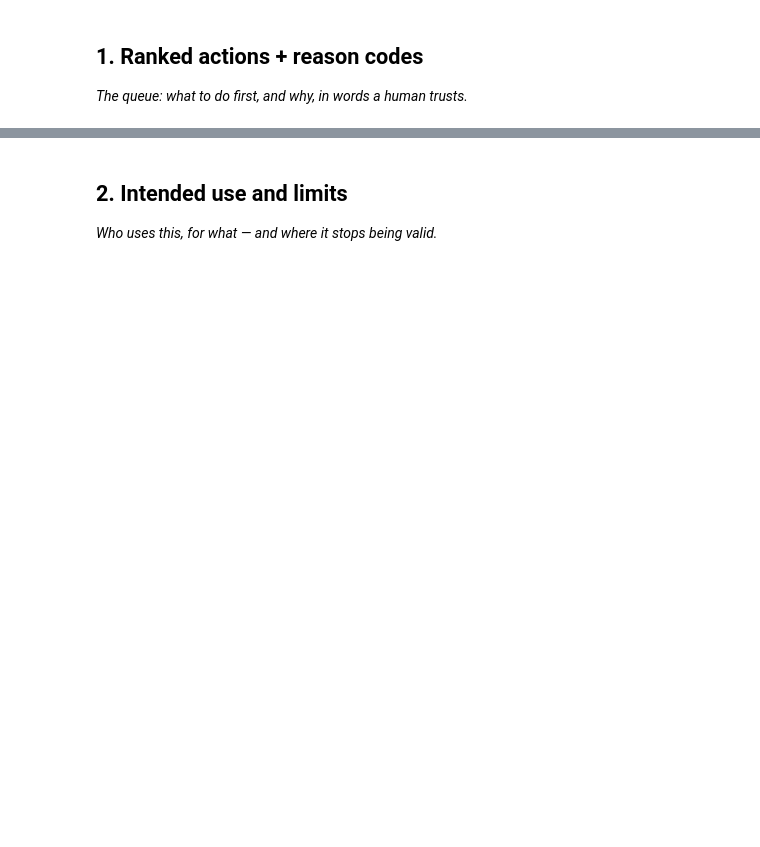
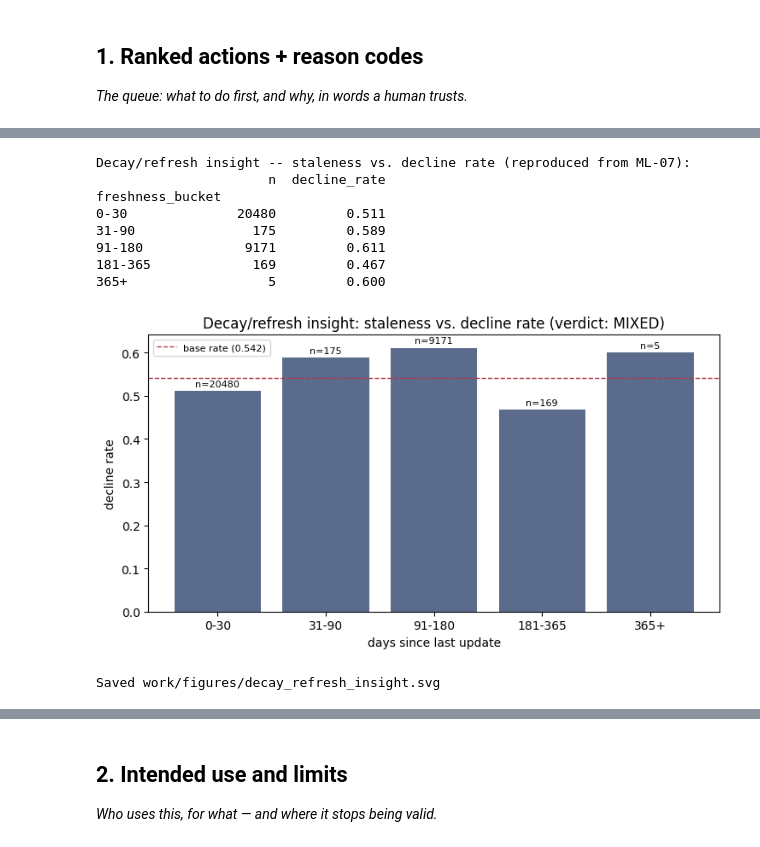
Before and after one commit to 720-hz/flyrank-ml-internship, a Jupyter notebook: work/notebooks/Week 7/w07_action_playbook.ipynb, the cells around one changed output, grey strips where cells are left out. Saved outputs shown, nothing was run; the diff lists cells and outputs as text; code cells hidden in the pictures; blank space fills up the shorter version.

```diff
--- a/work/notebooks/Week 7/w07_action_playbook.ipynb
+++ b/work/notebooks/Week 7/w07_action_playbook.ipynb
@@ -15,0 +90,42 @@ This skeleton is yours to fill. Work the sections **in order** — each one has
+# %%
+bins = [-1, 30, 90, 180, 365, np.inf]
+tier_labels = ["0-30", "31-90", "91-180", "181-365", "365+"]
+df["freshness_bucket"] = pd.cut(df["days_since_last_update"], bins=bins, labels=tier_labels)
+
+staleness_table = (
+    df.groupby("freshness_bucket", observed=True)["is_declining_label"]
+    .agg(n="count", decline_rate="mean")
+    .reindex(tier_labels)
+)
+print("Decay/refresh insight -- staleness vs. decline rate (reproduced from ML-07):")
+print(staleness_table.round(3))
+
+import matplotlib.pyplot as plt
+
+os.makedirs("work/figures", exist_ok=True)
+fig, ax = plt.subplots(figsize=(7.5, 4.2))
+bars = ax.bar(staleness_table.index.astype(str), staleness_table["decline_rate"], color="#5B6B8C")
+for bar, n in zip(bars, staleness_table["n"]):
+    ax.annotate(f"n={n}", (bar.get_x() + bar.get_width() / 2, bar.get_height()),
+                textcoords="offset points", xytext=(0, 4), ha="center", fontsize=8)
+ax.axhline(df["is_declining_label"].mean(), color="#B23A48", linestyle="--", linewidth=1,
+           label=f"base rate ({df['is_declining_label'].mean():.3f})")
+ax.set_ylabel("decline rate")
+ax.set_xlabel("days since last update")
+ax.set_title("Decay/refresh insight: staleness vs. decline rate (verdict: MIXED)", fontsize=12)
+ax.legend(fontsize=8)
+fig.tight_layout()
+fig.savefig("work/figures/decay_refresh_insight.svg")
+plt.show()
+print("Saved work/figures/decay_refresh_insight.svg")
+# %% [output]
+Decay/refresh insight -- staleness vs. decline rate (reproduced from ML-07):
+                      n  decline_rate
+freshness_bucket
+0-30              20480         0.511
+31-90               175         0.589
+91-180             9171         0.611
+181-365             169         0.467
+365+                  5         0.600
+[figure, added]
+Saved work/figures/decay_refresh_insight.svg
```
Also changed, not shown: parts of 33 cells of this notebook.
